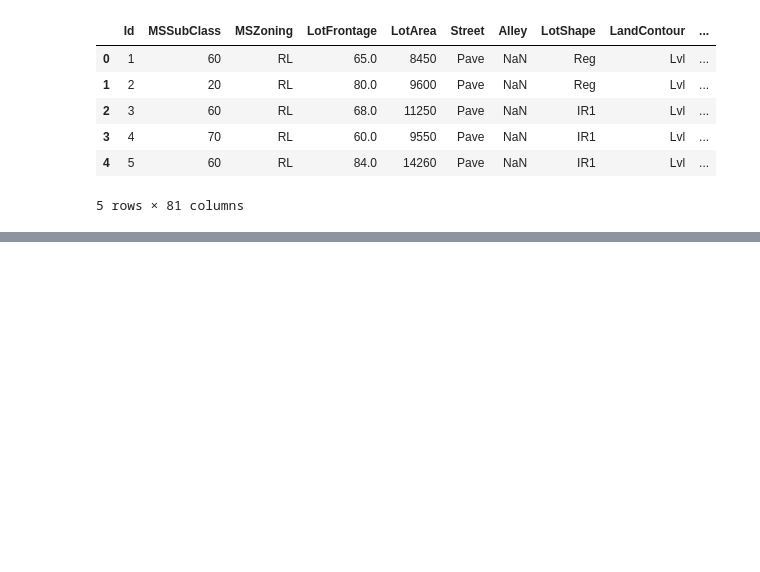
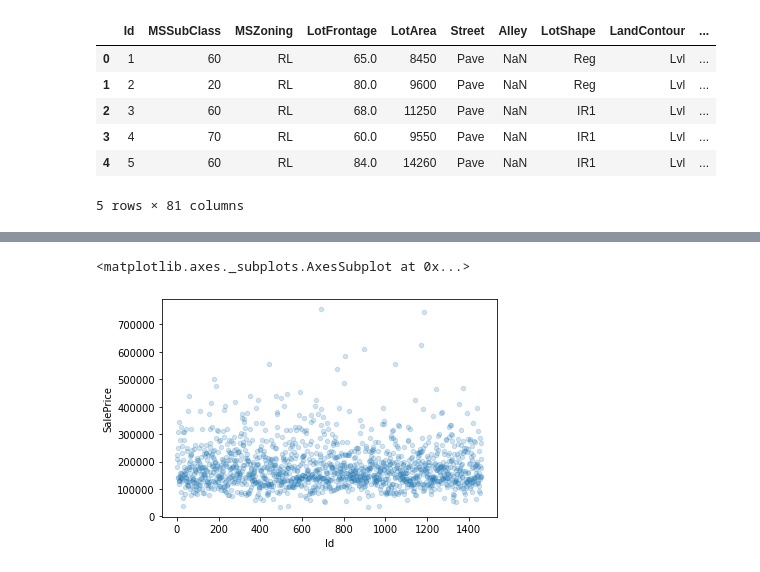
Before and after one commit to feng24/CSE_574_Project, a Jupyter notebook: house_price.ipynb, the cells around one changed output, grey strips where cells are left out. Saved outputs shown, nothing was run; the diff lists cells and outputs as text; code cells hidden in the pictures; blank space fills up the shorter version.

```diff
--- a/house_price.ipynb
+++ b/house_price.ipynb
@@ -75,0 +91,6 @@ train
+# %%
+train_copy = train.copy()
+train_copy.plot(kind='scatter', x='Id', y='SalePrice', alpha = 0.2)
+# %% [output]
+<matplotlib.axes._subplots.AxesSubplot at 0x...>
+[figure, added]
```
Also changed, not shown: parts of 6 cells of this notebook.
